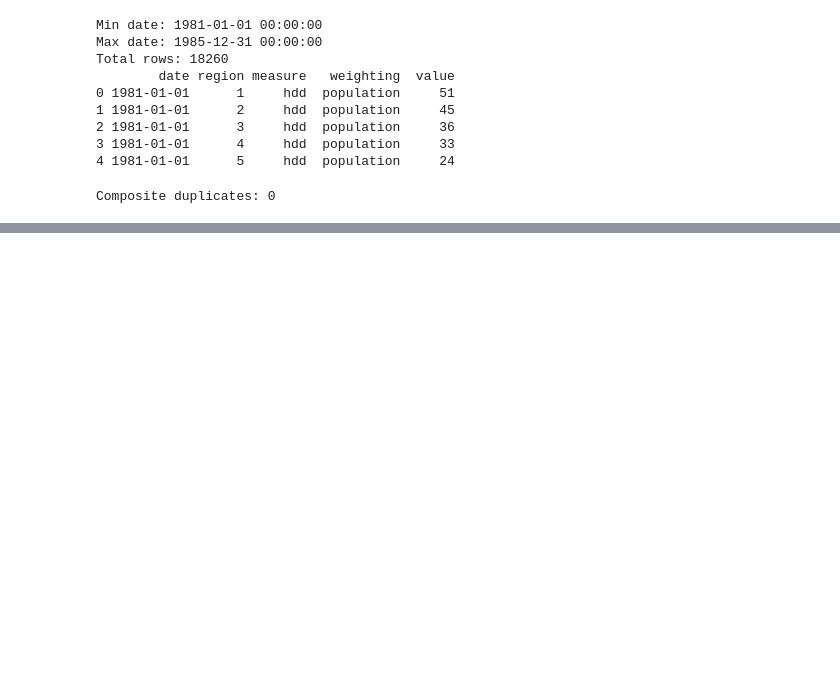
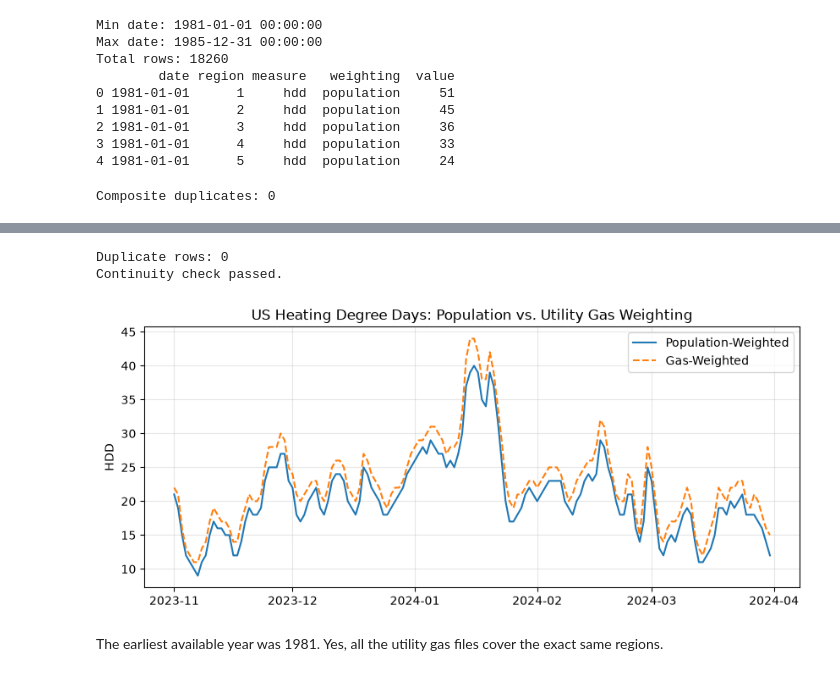
Before and after one commit to TAMU-Aggie-Data-Science-Club/fall2026-gasp, a Jupyter notebook: notebooks/demos/weather_cpc.ipynb, the cells around one changed output, grey strips where cells are left out. Cells and saved outputs as stored; diff of their text form; code cells hidden in the pictures; blank space fills up the shorter version.

Commit message:
feat(b1): changes to parse and fetch, along with notebook checks

```diff
--- a/notebooks/demos/weather_cpc.ipynb
+++ b/notebooks/demos/weather_cpc.ipynb
@@ -422,0 +655,39 @@ Composite duplicates: 0
+# %%
+current_year = pd.Timestamp.today().year
+df_full = fetch_cpc_daily("Population.Heating.txt", 1981, current_year)
+
+# Check duplicate keys (Expect 0)
+print("Duplicate rows:", df_full.duplicated(subset=["date", "region", "measure", "weighting"]).sum())
+
+# Check for date gaps
+for region, group in df_full.groupby("region"):
+    gaps = group["date"].diff().dropna()
+    bad_gaps = gaps[gaps != pd.Timedelta(days=1)]
+    if not bad_gaps.empty:
+        print(f"Gap in {region}: {bad_gaps}")
+print("Continuity check passed.")
+# %% [output]
+Duplicate rows: 0
+Continuity check passed.
+# %%
+import matplotlib.pyplot as plt
+import pandas as pd
+from gasp.weather_cpc import fetch_cpc_daily
+
+df_pop = fetch_cpc_daily("Population.Heating.txt", 2023, 2024)
+df_gas = fetch_cpc_daily("UtilityGas.Heating.txt", 2023, 2024)
+pop_us = df_pop[df_pop["region"] == "US"].set_index("date")["value"]
+gas_us = df_gas[df_gas["region"] == "US"].set_index("date")["value"]
+winter = pd.DataFrame({"Population-Weighted": pop_us, "Gas-Weighted": gas_us}).loc["2023-11-01":"2024-03-31"]
+plt.figure(figsize=(10, 4))
+plt.plot(winter.index, winter["Population-Weighted"], label="Population-Weighted")
+plt.plot(winter.index, winter["Gas-Weighted"], label="Gas-Weighted", linestyle="--")
+plt.title("US Heating Degree Days: Population vs. Utility Gas Weighting")
+plt.ylabel("HDD")
+plt.legend()
+plt.grid(True, alpha=0.3)
+plt.show()
+# %% [output]
+[figure, added]
+# %% [markdown]
+The earliest available year was 1981. Yes, all the utility gas files cover the exact same regions.
```
Also changed, not shown: parts of 24 cells of this notebook, 1 other file.
